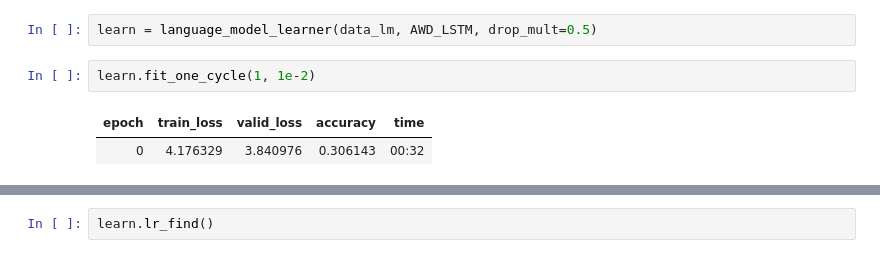
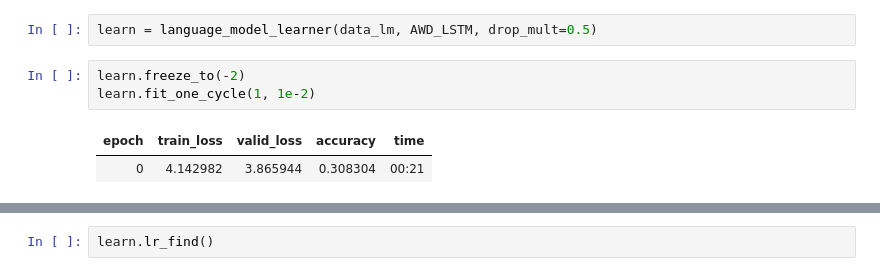
Before and after one commit to sundeepblue/movie_rating_prediction, a Jupyter notebook: MovieRatingsPredictionPython.ipynb, the cells around one changed output, grey strips where cells are left out. Drawn from its saved outputs; the diff is of its cells as text.

```diff
--- a/MovieRatingsPredictionPython.ipynb
+++ b/MovieRatingsPredictionPython.ipynb
@@ -461,10 +461,11 @@ data_lm = TextLMDataBunch.from_df(".",train_df = imdb_out[["movie_title","storyl
 # %%
 learn = language_model_learner(data_lm, AWD_LSTM, drop_mult=0.5)
 # %%
+learn.freeze_to(-2)
 learn.fit_one_cycle(1, 1e-2)
 # %% [output]
 | epoch | train_loss | valid_loss | accuracy | time |
-| 0 | 4.176329 | 3.840976 | 0.306143 | 00:32 |
+| 0 | 4.142982 | 3.865944 | 0.308304 | 00:21 |
 # %%
 learn.predict("Oscar winner James Camron's new movie ",n_words=100)
 #lets generate a movie storyline
```
Also changed, not shown: parts of 23 cells of this notebook.
